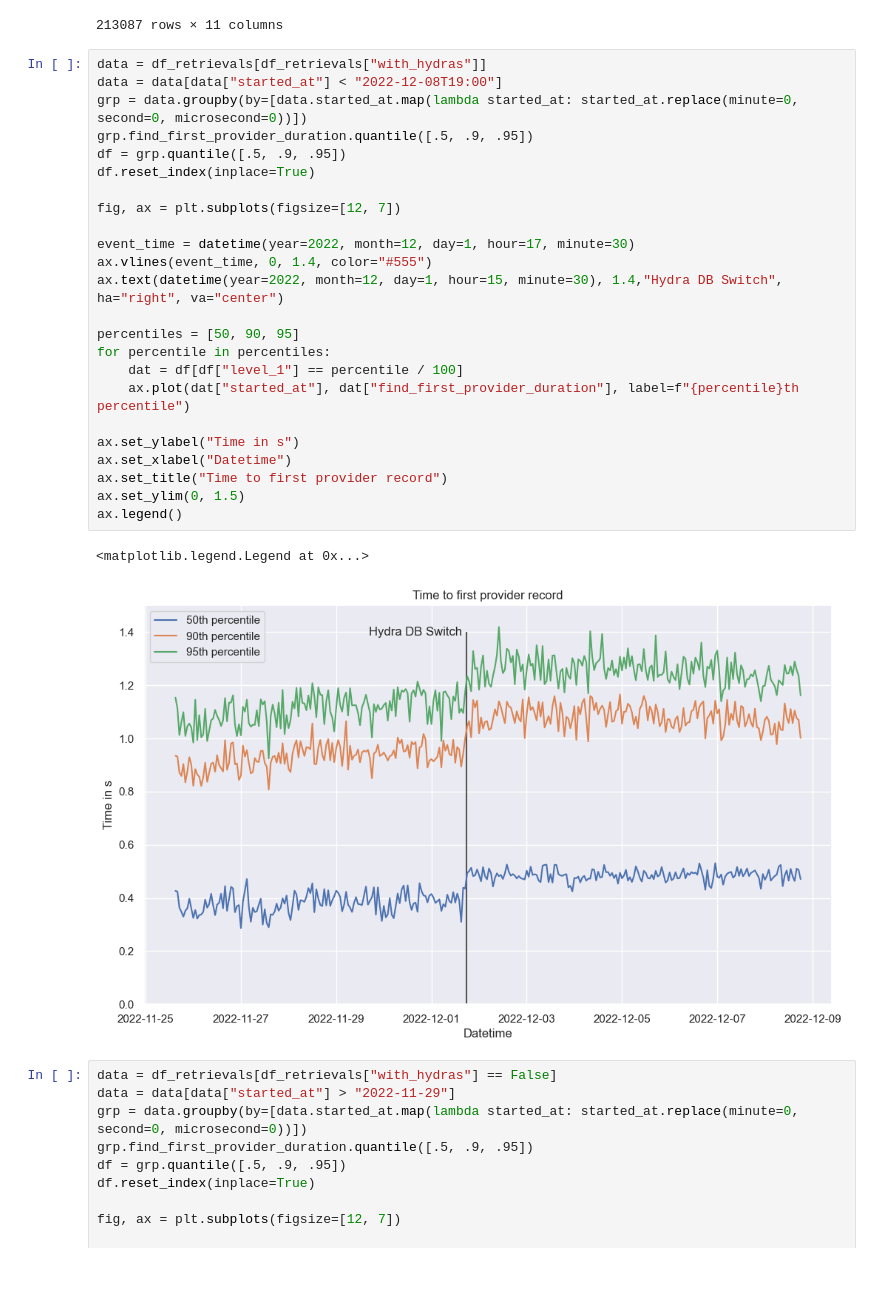
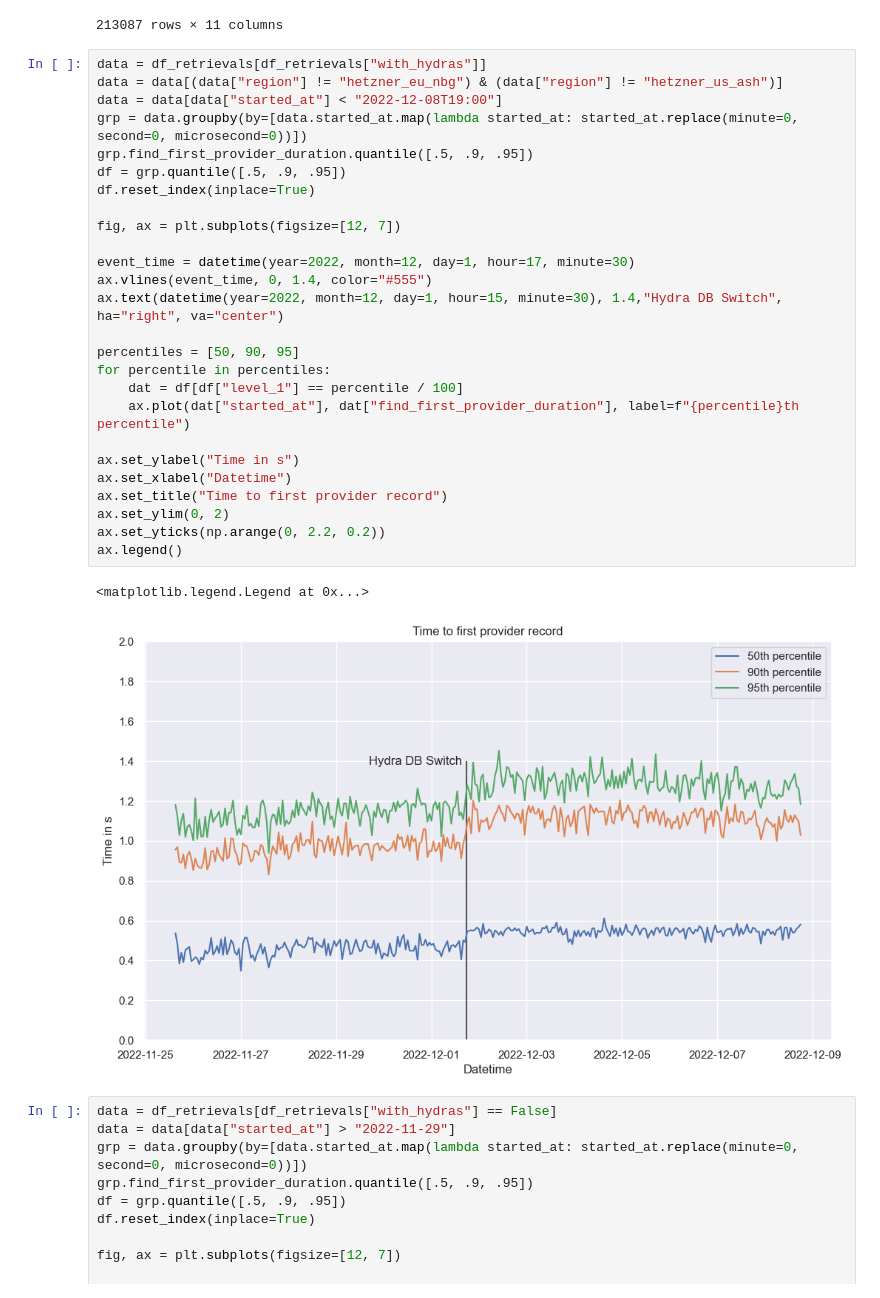
Before and after one commit to dennis-tra/ipfs-lookup-measurement, a Jupyter notebook: analysis/2022-11-28-hydra-dial-down.ipynb, the cells around one changed output. Cells and saved outputs as stored; diff of their text form.

```diff
--- a/analysis/2022-11-28-hydra-dial-down.ipynb
+++ b/analysis/2022-11-28-hydra-dial-down.ipynb
@@ -218,31 +218,33 @@ df_retrievals
 213087 rows × 11 columns
 # %%
 data = df_retrievals[df_retrievals["with_hydras"]]
+data = data[(data["region"] != "hetzner_eu_nbg") & (data["region"] != "hetzner_us_ash")]
 data = data[data["started_at"] < "2022-12-08T19:00"]
 grp = data.groupby(by=[data.started_at.map(lambda started_at: started_at.replace(minute=0, second=0, microsecond=0))])
 grp.find_first_provider_duration.quantile([.5, .9, .95])
 df = grp.quantile([.5, .9, .95])
 df.reset_index(inplace=True)
 
 fig, ax = plt.subplots(figsize=[12, 7])
 
 event_time = datetime(year=2022, month=12, day=1, hour=17, minute=30)
 ax.vlines(event_time, 0, 1.4, color="#555")
 ax.text(datetime(year=2022, month=12, day=1, hour=15, minute=30), 1.4,"Hydra DB Switch", ha="right", va="center")
 
 percentiles = [50, 90, 95]
 for percentile in percentiles:
     dat = df[df["level_1"] == percentile / 100]
     ax.plot(dat["started_at"], dat["find_first_provider_duration"], label=f"{percentile}th percentile")
 
 ax.set_ylabel("Time in s")
 ax.set_xlabel("Datetime")
 ax.set_title("Time to first provider record")
-ax.set_ylim(0, 1.5)
+ax.set_ylim(0, 2)
+ax.set_yticks(np.arange(0, 2.2, 0.2))
 ax.legend()
 # %% [output]
 <matplotlib.legend.Legend at 0x...>
-[figure, old version]
+[figure, new version]
 # %%
 data = df_retrievals[df_retrievals["with_hydras"] == False]
 data = data[data["started_at"] > "2022-11-29"]
```
Also changed, not shown: 1 other file.
